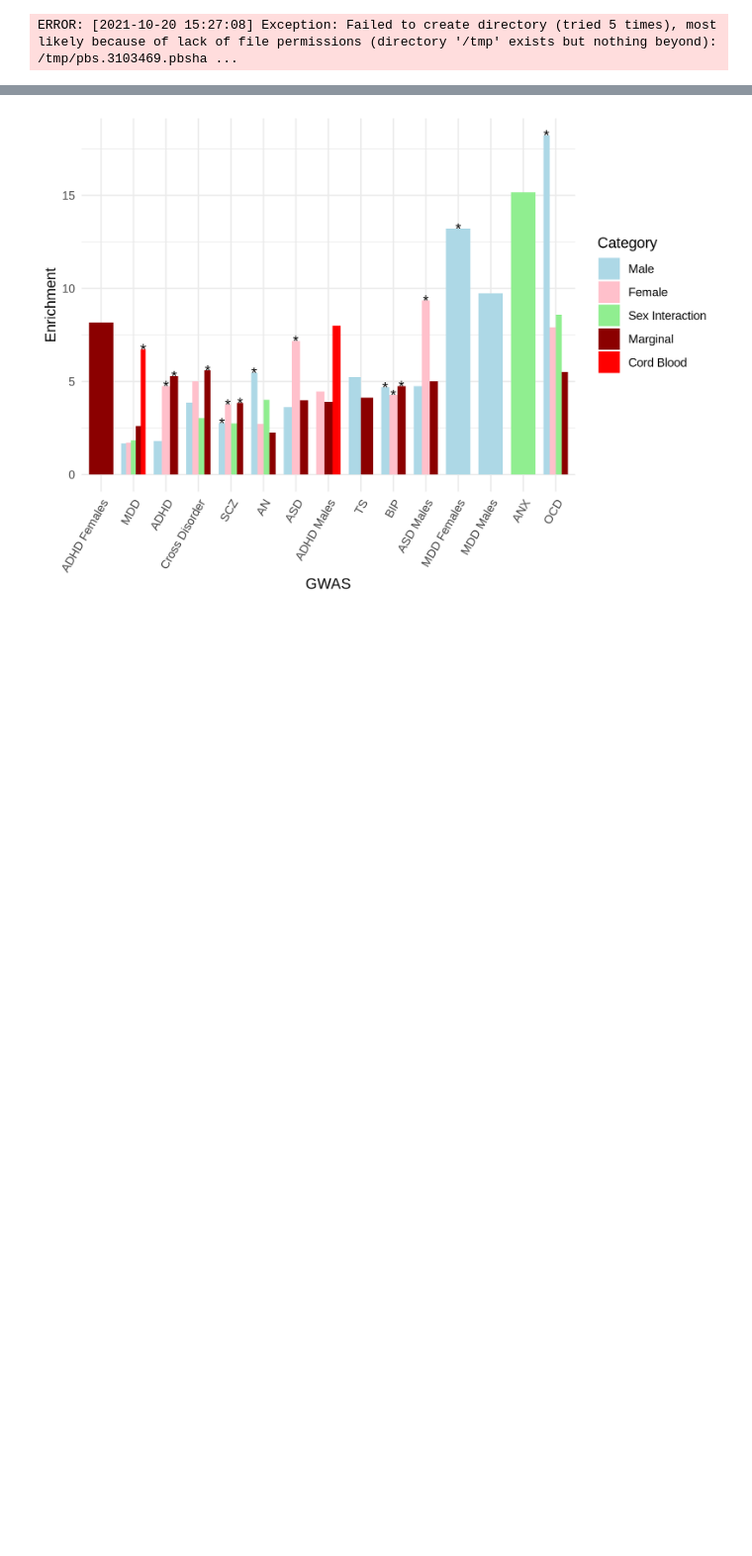
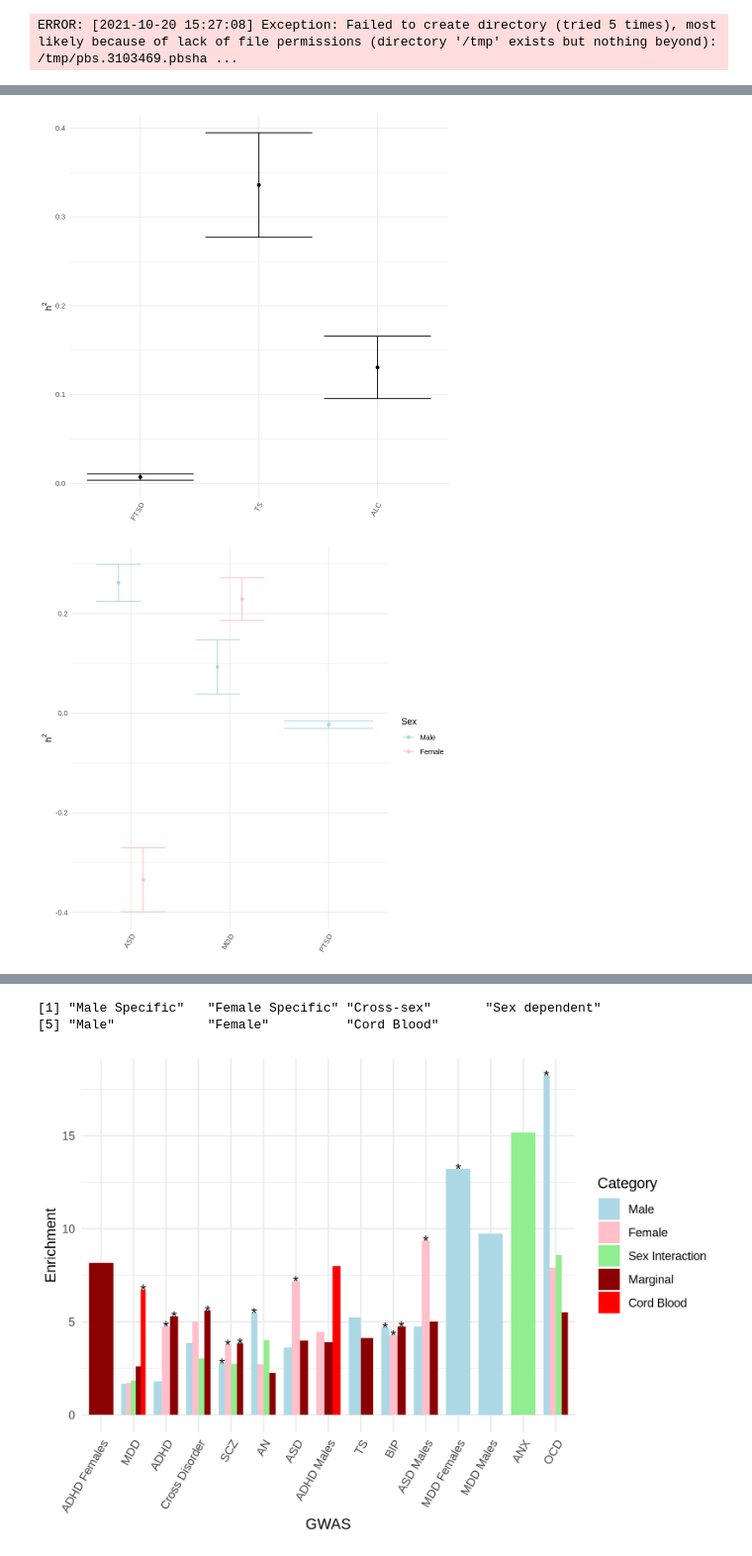
Before and after one commit to wilcas/sex_specific_mQTL, a Jupyter notebook: delahaye_mQTL_analyses/heritability_ldsc_analysis.ipynb, the cells around one changed output, grey strips where cells are left out. Shown at 99% size. Drawn from its saved outputs; the diff is of its cells as text; code cells hidden in the pictures; blank space fills up the shorter version.

```diff
--- a/delahaye_mQTL_analyses/heritability_ldsc_analysis.ipynb
+++ b/delahaye_mQTL_analyses/heritability_ldsc_analysis.ipynb
@@ -510,0 +569,38 @@ ggplot(neonatal_part_heritability_sex_df[
+# %%
+ggplot(pgc_part_heritability_independent_df[!grepl("Males|Females",GWAS) & !GWAS %in% c("ANXFS","Alcohol (AUDIT)","Cannabis","Cigarettes Per Day") & Category=="Cross-sex" & annotation == "bin_CPP_her",.(h2=h2,h2_se=h2_std_error,GWAS)],aes(GWAS,h2,ymin=h2-h2_se,ymax=h2+h2_se)) +
+    geom_point()+
+    geom_errorbar() +
+    theme_minimal() +
+    labs(y = bquote(h^2),x=NULL)+
+    theme(axis.text.x=element_text(hjust=1,vjust=1,angle=60))
+ggplot(pgc_part_heritability_independent_df[
+        grepl("Males|Females",GWAS) & !GWAS %in% c("ANXFS","Alcohol (AUDIT)","Cannabis","Cigarettes Per Day") & Category=="Cross-sex" & annotation == "bin_CPP_her",
+        .(h2=h2,h2_se=h2_std_error, GWAS=gsub(" Males| Females","",GWAS),Sex = factor(gsub(".* (Male|Female)s", "\\1",GWAS),levels=c("Male","Female")))
+    ],
+    aes(GWAS,h2,ymin=h2-h2_se,ymax=h2+h2_se,color=Sex)) +
+    geom_point(position=position_dodge(width=0.5))+
+    geom_errorbar(position=position_dodge(width=0.5))+
+    scale_color_manual(values=c("lightblue","pink"))+
+    theme_minimal() +
+    labs(y = bquote(h^2),x=NULL)+
+    theme(axis.text.x=element_text(hjust=1,vjust=1,angle=60))
+ggplot(neonatal_part_heritability_sex_df[!grepl("Males|Females",GWAS) & !grepl("(norm)",GWAS)& annotation == "bin_CPP_her",.(h2=h2,h2_se=h2_std_error,GWAS)],aes(GWAS,h2,ymin=h2-h2_se,ymax=h2+h2_se)) +
+    geom_point()+
+    geom_errorbar() +
+    theme_minimal() +
+    labs(y = bquote(h^2),x=NULL)+
+    theme(axis.text.x=element_text(hjust=1,vjust=1,angle=60))
+ggplot(neonatal_part_heritability_sex_df[
+        grepl("Males|Females",GWAS) & annotation == "bin_CPP_her" & !grepl("(norm)",GWAS),
+        .(h2=h2,h2_se=h2_std_error,GWAS=gsub(" Males| Females","",GWAS),Sex = factor(gsub(".* (Male|Female)s", "\\1",GWAS),levels=c("Male","Female")))
+    ],
+        aes(GWAS,h2,ymin=h2-h2_se,ymax=h2+h2_se, color=Sex)) +
+    geom_point(position=position_dodge(width=0.5))+
+    geom_errorbar(position=position_dodge(width=0.5)) +
+    scale_color_manual(values=c("lightblue","pink"))+
+    theme_minimal() +
+    labs(y = bquote(h^2),x=NULL)+
+    theme(axis.text.x=element_text(hjust=1,vjust=1,angle=60))
+# %% [output]
+[figure, added]
+[figure, added]
@@ -522,7 +620,7 @@ if(!file.exists(here("data","all_sd_annot.txt.gz"))){
             }
             annotations <- data.table(annot_sd=annotations)
             annotations$annotation <- annot
-            annotations$Category <- recode(qtl_set,male_specific= "Male Specific", female_specific = "Female Specific", marginal="Marginal",sex_interaction="Sex Interaction", male= "Male", female="Female", cord_mqtl='Cord Blood')
+            annotations$Category <- recode(qtl_set,male_specific= "Male Specific", female_specific = "Female Specific", marginal="Cross-sex",sex_interaction="Sex dependent", male= "Male", female="Female", cord_mqtl='Cord Blood')
             all_sd_annot[[i]] <- annotations
             i <- i+1
         }
@@ -531,5 +629,11 @@ if(!file.exists(here("data","all_sd_annot.txt.gz"))){
     fwrite(all_sd_annot,here("data","all_sd_annot.txt.gz"),row.names=F,sep="\t",quote=FALSE)
 }else{
     all_sd_annot <- fread(here("data","all_sd_annot.txt.gz"))
+    all_sd_annot$Category <- recode(all_sd_annot$Category,"Marginal"="Cross-sex","Sex Interaction"="Sex dependent")
+    unique(all_sd_annot$Category)
+
 }
+# %% [output]
+[1] "Male Specific"   "Female Specific" "Cross-sex"       "Sex dependent"
+[5] "Male"            "Female"          "Cord Blood"
 # %%
```
Also changed, not shown: parts of 9 cells of this notebook, 7 other files.
